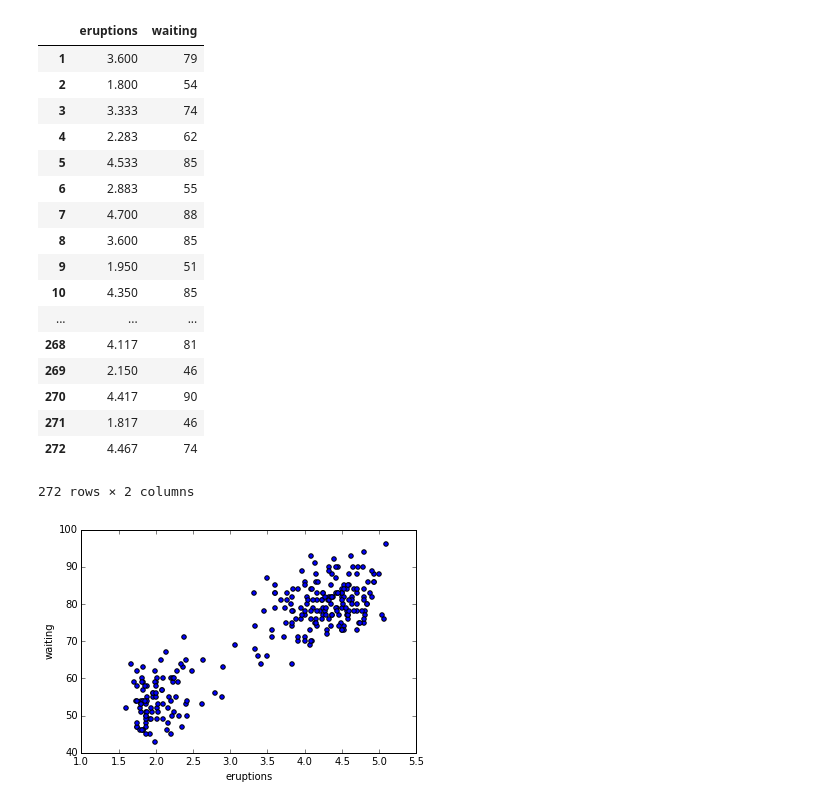
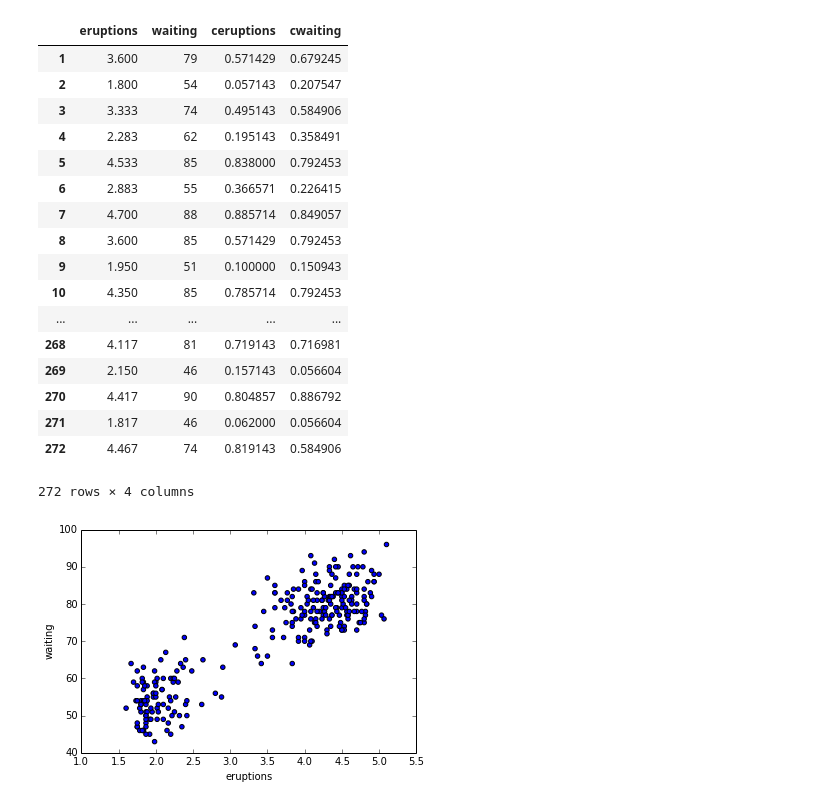
Before and after one commit to code-11/AppliedMachineLearning, a Jupyter notebook: hw3/Q2.ipynb, the cells around one changed output. Cells and saved outputs as stored; diff of their text form; code cells hidden in the pictures.

```diff
--- a/hw3/Q2.ipynb
+++ b/hw3/Q2.ipynb
@@ -1,38 +1,47 @@
 # %%
 import pandas as pd
 import numpy as np
 import matplotlib.pyplot as plt
+
+def clamp(df,col_lbl):
+    minn=min(df[col_lbl])
+    maxx=max(df[col_lbl])
+    diff=maxx-minn
+    df["c"+str(col_lbl)]=(df[col_lbl]-minn)/diff
 
 def setup():
     faithful_df = pd.read_csv(
         "faithful.txt",
         skiprows = 26,
         skipinitialspace = True,
         sep = ' ',
         names = ["eruptions", "waiting"]
     )
+    clamp(faithful_df,"eruptions")
+    clamp(faithful_df,"waiting")
     return faithful_df
 
+DATA_DF=setup()
 setup()
 # %% [output]
-|  | eruptions | waiting |
-| 1 | 3.600 | 79 |
-| 2 | 1.800 | 54 |
-| 3 | 3.333 | 74 |
-| 4 | 2.283 | 62 |
-| 5 | 4.533 | 85 |
-| 6 | 2.883 | 55 |
-| 7 | 4.700 | 88 |
-| 8 | 3.600 | 85 |
-| 9 | 1.950 | 51 |
-| 10 | 4.350 | 85 |
-| ... | ... | ... |
-| 268 | 4.117 | 81 |
-| 269 | 2.150 | 46 |
-| 270 | 4.417 | 90 |
-| 271 | 1.817 | 46 |
-| 272 | 4.467 | 74 |
+|  | eruptions | waiting | ceruptions | cwaiting |
+| 1 | 3.600 | 79 | 0.571429 | 0.679245 |
+| 2 | 1.800 | 54 | 0.057143 | 0.207547 |
+| 3 | 3.333 | 74 | 0.495143 | 0.584906 |
+| 4 | 2.283 | 62 | 0.195143 | 0.358491 |
+| 5 | 4.533 | 85 | 0.838000 | 0.792453 |
+| 6 | 2.883 | 55 | 0.366571 | 0.226415 |
+| 7 | 4.700 | 88 | 0.885714 | 0.849057 |
+| 8 | 3.600 | 85 | 0.571429 | 0.792453 |
+| 9 | 1.950 | 51 | 0.100000 | 0.150943 |
+| 10 | 4.350 | 85 | 0.785714 | 0.792453 |
+| ... | ... | ... | ... | ... |
+| 268 | 4.117 | 81 | 0.719143 | 0.716981 |
+| 269 | 2.150 | 46 | 0.157143 | 0.056604 |
+| 270 | 4.417 | 90 | 0.804857 | 0.886792 |
+| 271 | 1.817 | 46 | 0.062000 | 0.056604 |
+| 272 | 4.467 | 74 | 0.819143 | 0.584906 |
-272 rows × 2 columns
+272 rows × 4 columns
 # %%
 %matplotlib inline
 
```
Also changed, not shown: parts of 4 cells of this notebook, 1 other file.
